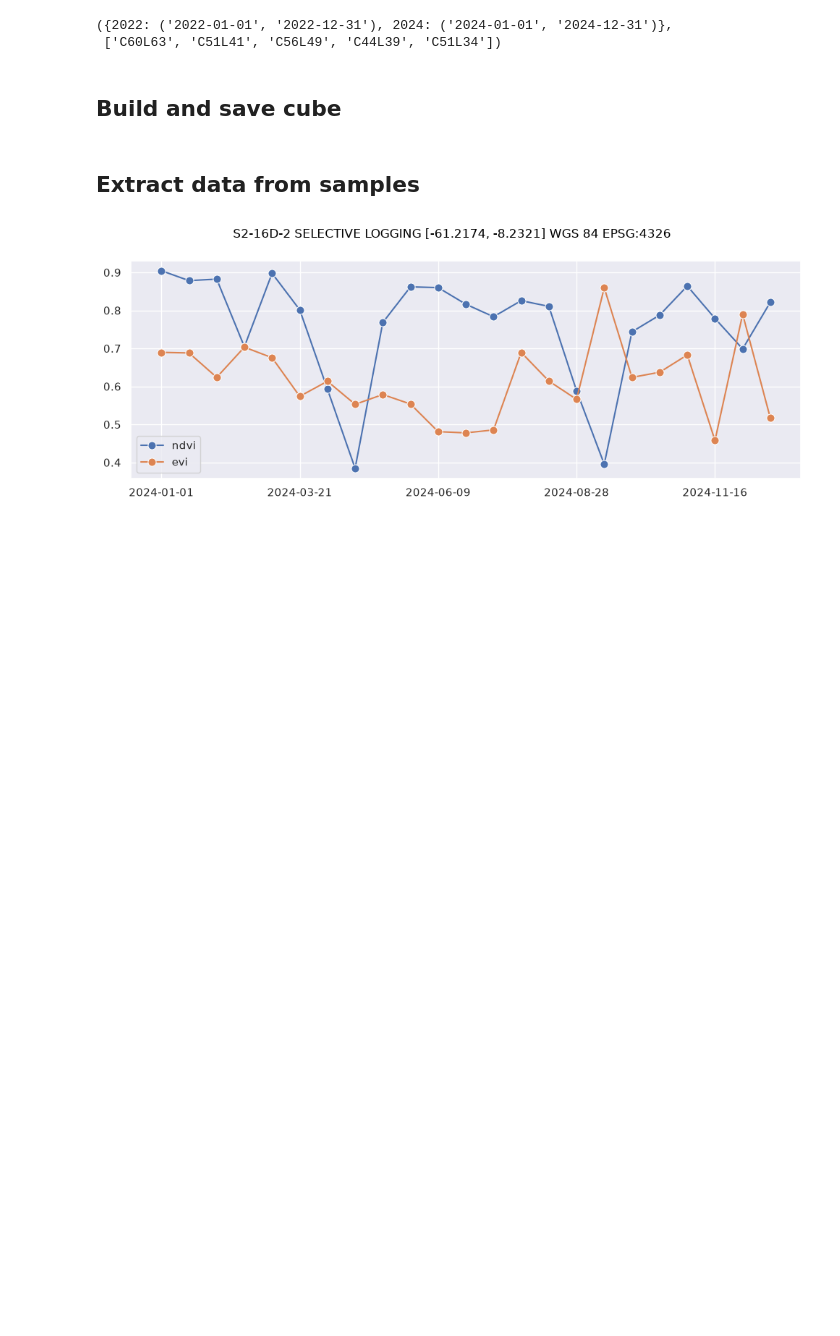
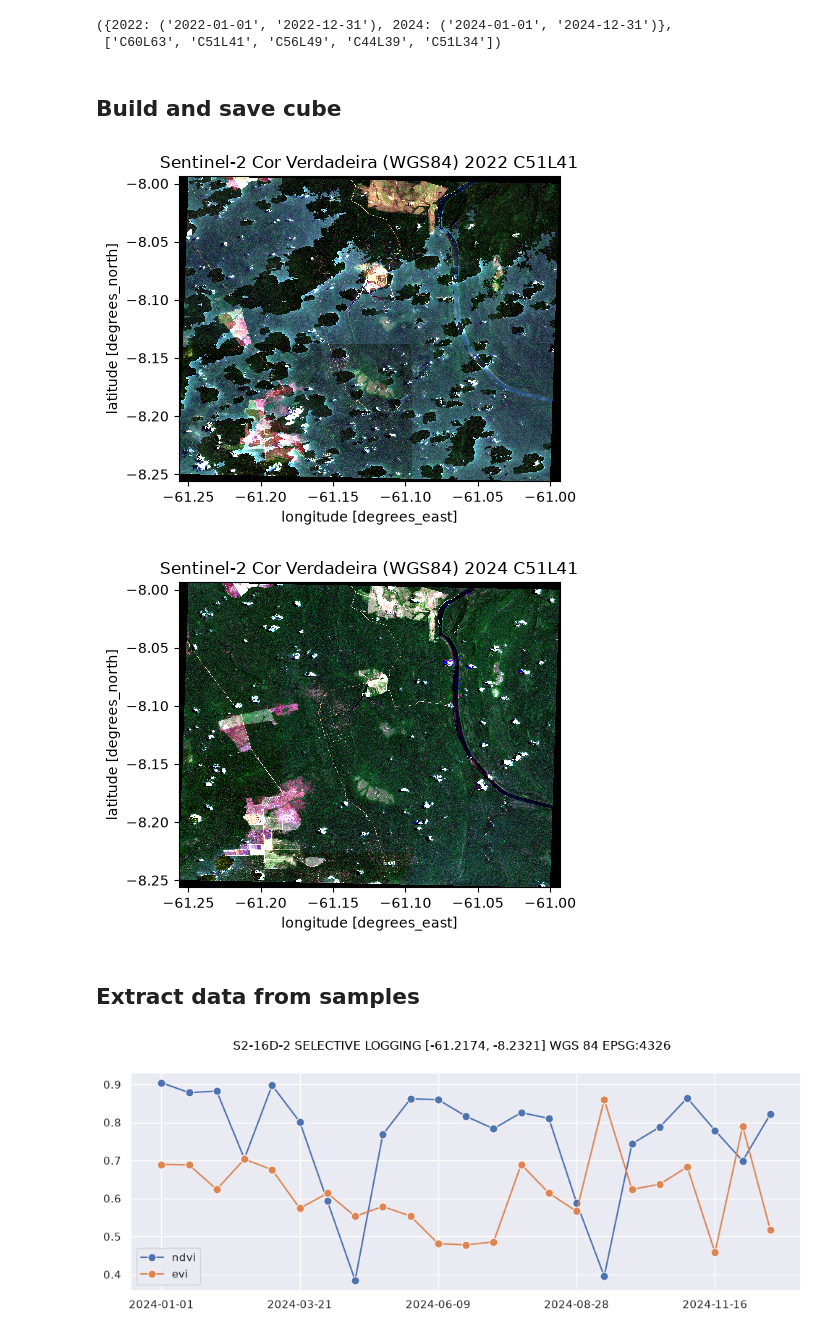
Before and after one commit to AbnerErnaniADSFatec/analise-disturbios-gfm, a Jupyter notebook: 2_simple_cube.ipynb, the cells around one changed output. Cells and saved outputs as stored; diff of their text form; code cells hidden in the pictures; blank space fills up the shorter version.

Commit message:
Add compare plots

```diff
--- a/2_simple_cube.ipynb
+++ b/2_simple_cube.ipynb
@@ -62,11 +62,11 @@ dates, tiles
 # %% [markdown]
 ## Build and save cube
 # %%
-tile_ids = tiles # ['C51L41'] # ['C60L63', 'C51L41', 'C56L49', 'C44L39', 'C51L34']
+tile_ids = ['C51L41'] # ['C60L63', 'C51L41', 'C56L49', 'C44L39', 'C51L34']
 years_ = years
 cubes = {}
 
-plot = False
+plot = True
 
 for year in years_:
     cubes[year] = {}
@@ -84,34 +84,37 @@ for year in years_:
             with open(logs_file, "a", encoding="utf-8") as file:
                 file.write(f"Extracting data using ({start}, {end}) in TILE: {tile_id} = ({bbox})...\n")
             # cube = simple_cube(
             #      stac_url   = STAC_URL,
             #      collection = cube_id,
             #      start_date = start,
             #      end_date   = end,
             #      bbox       = bbox,
             #      bands      = composition
             # )
             # save_xarray(cube, f'{output_dir}/cube_sentinel2_{year}_{tile_id}.nc')
             with open(logs_file, "a", encoding="utf-8") as file:
                 file.write(f"Finish extraction data using ({start}, {end}) in TILE: {tile_id} = ({bbox})...\n\n")
         else:
             with open(logs_file, "a", encoding="utf-8") as file:
                 file.write(f"Data extraction is done for ({start}, {end}) in TILE: {tile_id} = ({bbox})...\n\n")
             cube = load_xarray(cube_file_name)
             cubes[year][tile_id] = cube
             if plot:
-                time_idx = 10
+                time_idx = 17
                 cube_ = cube.isel(time = time_idx)
                 cube_ = cube_.rio.reproject(WGS84_WKT)
                 cube_ = normalize_rgb(cube_)
                 plot_xarray_(
                     cube_,
                     bands=["red", "green", "blue"],
                     title=f"Sentinel-2 Cor Verdadeira (WGS84) {year} {tile_id}",
                     figsize=(5, 4)
                 )
 with open(logs_file, "a", encoding="utf-8") as file:
     file.write(f"Finish extraction!\n\n\n")
+# %% [output]
+[figure, added]
+[figure, added]
 # %% [markdown]
 ## Extract data from samples
 # %%
```
Also changed, not shown: 3 other files.
